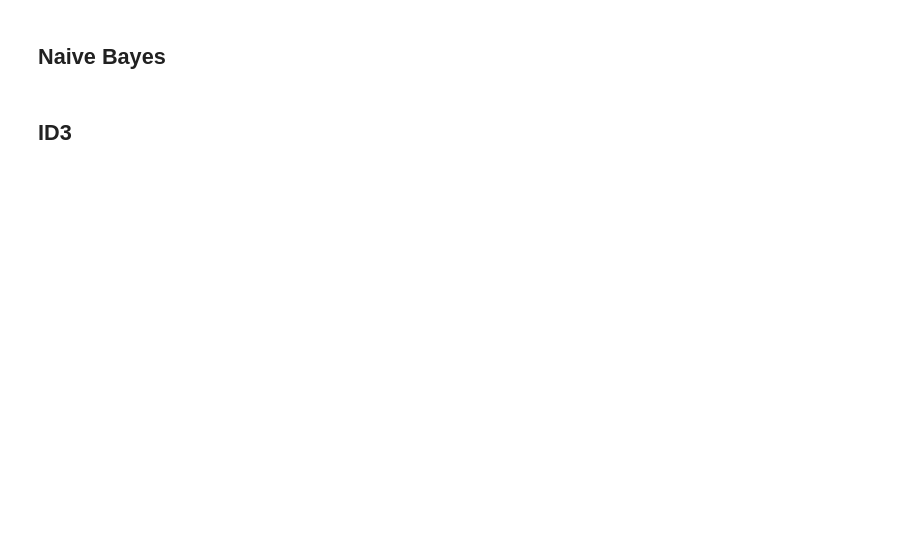
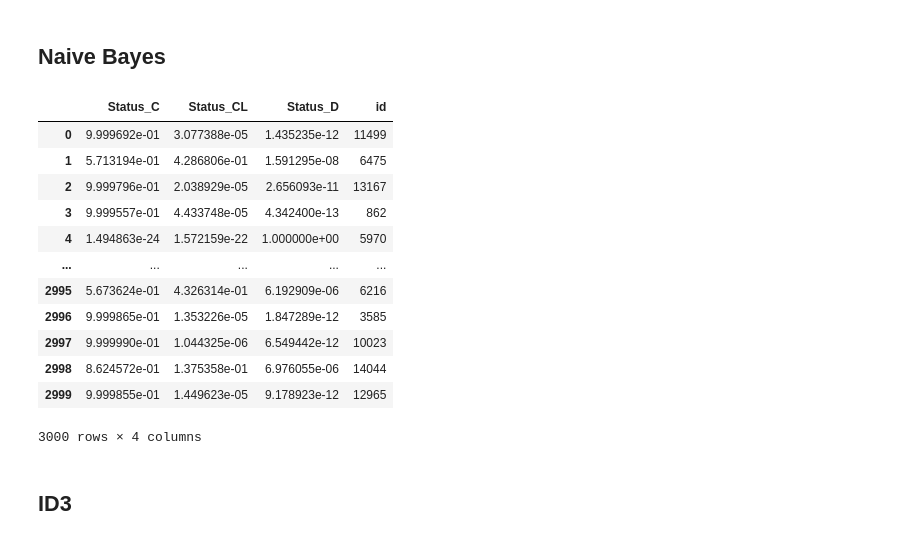
Before and after one commit to shafiqIrv/praktikumAI1, a Jupyter notebook: notebook_rafly.ipynb, the cells around one changed output. Saved outputs shown, nothing was run; the diff lists cells and outputs as text; code cells hidden in the pictures; blank space fills up the shorter version.

```diff
--- a/notebook_rafly.ipynb
+++ b/notebook_rafly.ipynb
@@ -315,6 +312,14 @@ Note: For training, you should use the data contained in the `train.csv` given b
 # Split training set and validation set here, store into variables train_set and val_set.
 # Remember to also keep the original training set before splitting. This will come important later.
 # train_set, val_set = ...
+
+from sklearn.model_selection import train_test_split
+
+df.reset_index()
+X = df.drop(columns=['Status','id'])
+y = df['Status']
+
+X_train, X_test, y_train, y_test = train_test_split(X, y, test_size=0.2, random_state=42)
 # %% [markdown]
 # 3. Data Cleaning and Preprocessing
 
@@ -361,0 +412,10 @@ Modelling is the process of building your own machine learning models to solve s
+# %%
+# Type your code here
+from sklearn.neighbors import KNeighborsClassifier
+
+clf = KNeighborsClassifier()
+clf.fit(X_train_preprocessed, y_train)
+
+y_pred = clf.predict_proba(X_test_preprocessed)
+for arr in y_pred:
+    print(arr)
@@ -366,2 +442,46 @@ Modelling is the process of building your own machine learning models to solve s
+# %%
+# Type your code here
+# Type your code here
+from sklearn.naive_bayes import GaussianNB
+
+clf = GaussianNB()
+clf.fit(X_train_preprocessed, y_train)
+
+y_pred = clf.predict_proba(X_test_preprocessed)
+
+ids = df.loc[X_test.index, 'id']
+
+# Get the class labels (categories of y)
+y_pred_df = pd.DataFrame(y_pred, columns=clf.classes_)
+y_pred_df['id'] = ids.values
+
+# Drop rows where 'id' is NaN
+y_pred_df = y_pred_df.dropna(subset=['id'])
+
+# Reset index (optional, to clean up after dropping rows)
+y_pred_df.reset_index(drop=True, inplace=True)
+
+# Add prefix 'Status_' to all columns except 'id'
+y_pred_df = y_pred_df.rename(columns=lambda col: f"Status_{col}" if col != 'id' else col)
+
+# Export the DataFrame to a CSV file
+y_pred_df.to_csv('predictions_with_id.csv', index=False)
+
+# Display the resulting DataFrame
+y_pred_df
+# %% [output]
+|  | Status_C | Status_CL | Status_D | id |
+| 0 | 9.999692e-01 | 3.077388e-05 | 1.435235e-12 | 11499 |
+| 1 | 5.713194e-01 | 4.286806e-01 | 1.591295e-08 | 6475 |
+| 2 | 9.999796e-01 | 2.038929e-05 | 2.656093e-11 | 13167 |
+| 3 | 9.999557e-01 | 4.433748e-05 | 4.342400e-13 | 862 |
+| 4 | 1.494863e-24 | 1.572159e-22 | 1.000000e+00 | 5970 |
+| ... | ... | ... | ... | ... |
+| 2995 | 5.673624e-01 | 4.326314e-01 | 6.192909e-06 | 6216 |
+| 2996 | 9.999865e-01 | 1.353226e-05 | 1.847289e-12 | 3585 |
+| 2997 | 9.999990e-01 | 1.044325e-06 | 6.549442e-12 | 10023 |
+| 2998 | 8.624572e-01 | 1.375358e-01 | 6.976055e-06 | 14044 |
+| 2999 | 9.999855e-01 | 1.449623e-05 | 9.178923e-12 | 12965 |
+3000 rows × 4 columns
 # %% [markdown]
 ## ID3
```
Also changed, not shown: parts of 13 cells of this notebook, 1 other file.
